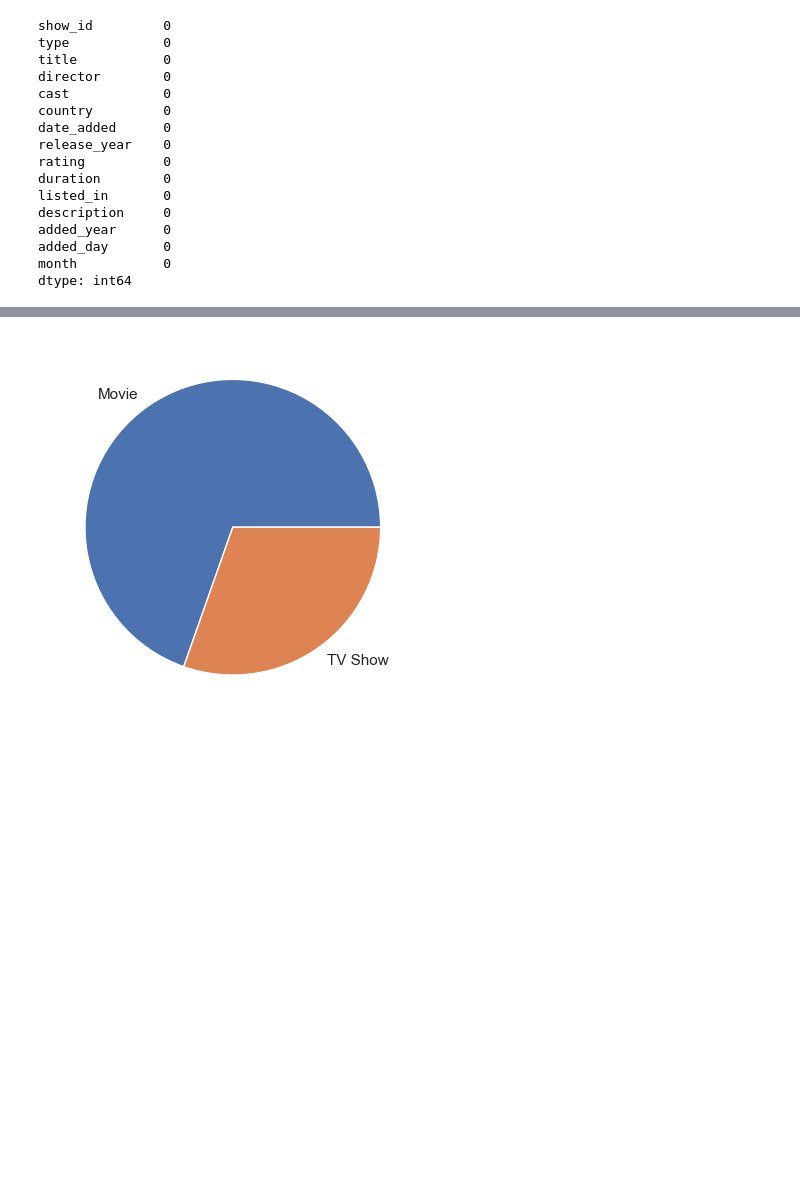
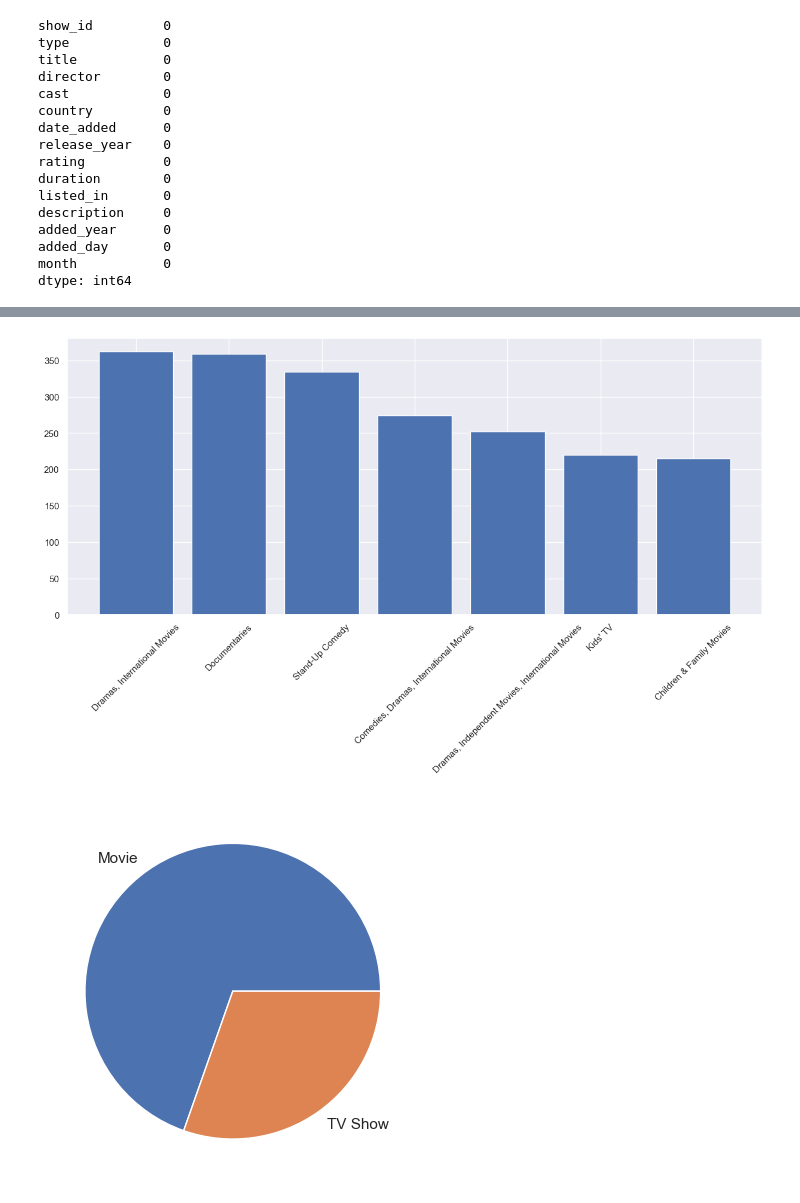
Before and after one commit to Anshu3721/Netflix_EDA_webapp, a Jupyter notebook: Netflix_data.ipynb, the cells around one changed output, grey strips where cells are left out. Saved outputs shown, nothing was run; the diff lists cells and outputs as text; code cells hidden in the pictures; blank space fills up the shorter version.

```diff
--- a/Netflix_data.ipynb
+++ b/Netflix_data.ipynb
@@ -217,3 +241,12 @@ profile.to_file("Statistics.html")
+# %%
+value_counts = df["listed_in"].value_counts().head(7)
+
+plt.figure(figsize = (15,6))
+plt.bar(value_counts.index, value_counts.values)
+plt.xticks(rotation=45)
+plt.show()
+# %% [output]
+[figure, added]
 # %%
 # Types of shows that are most available
 
```
Also changed, not shown: parts of 8 cells of this notebook.
